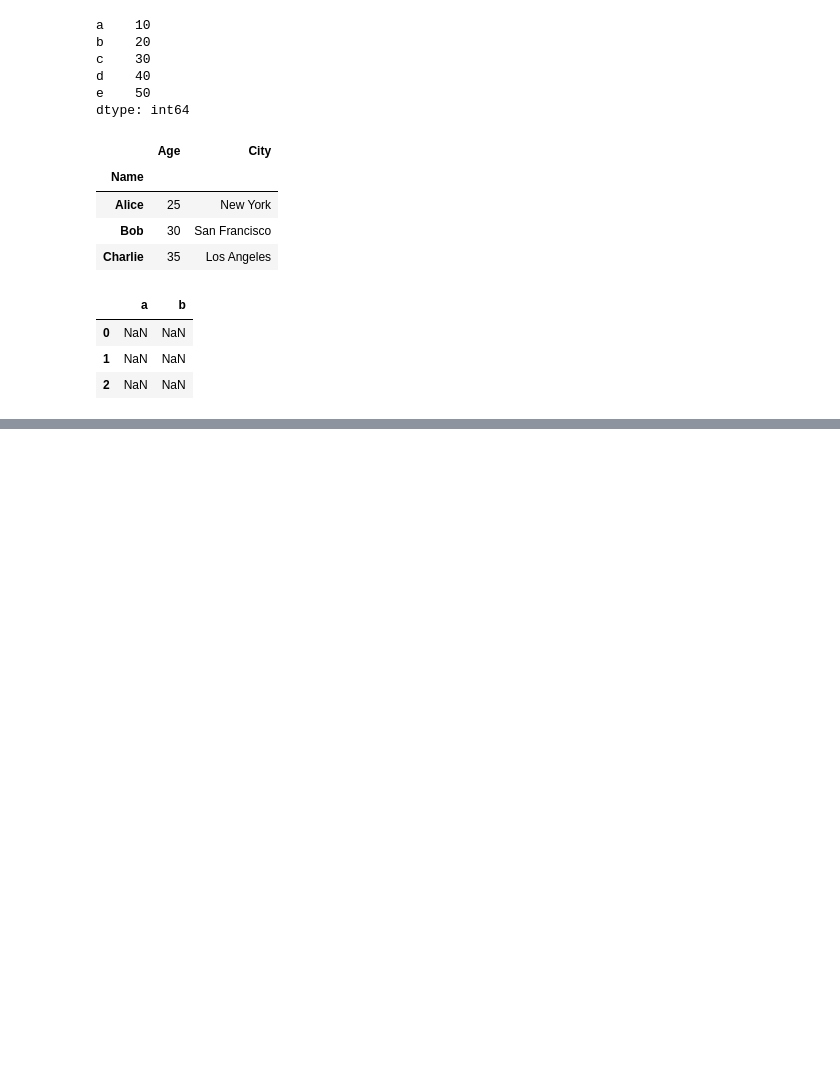
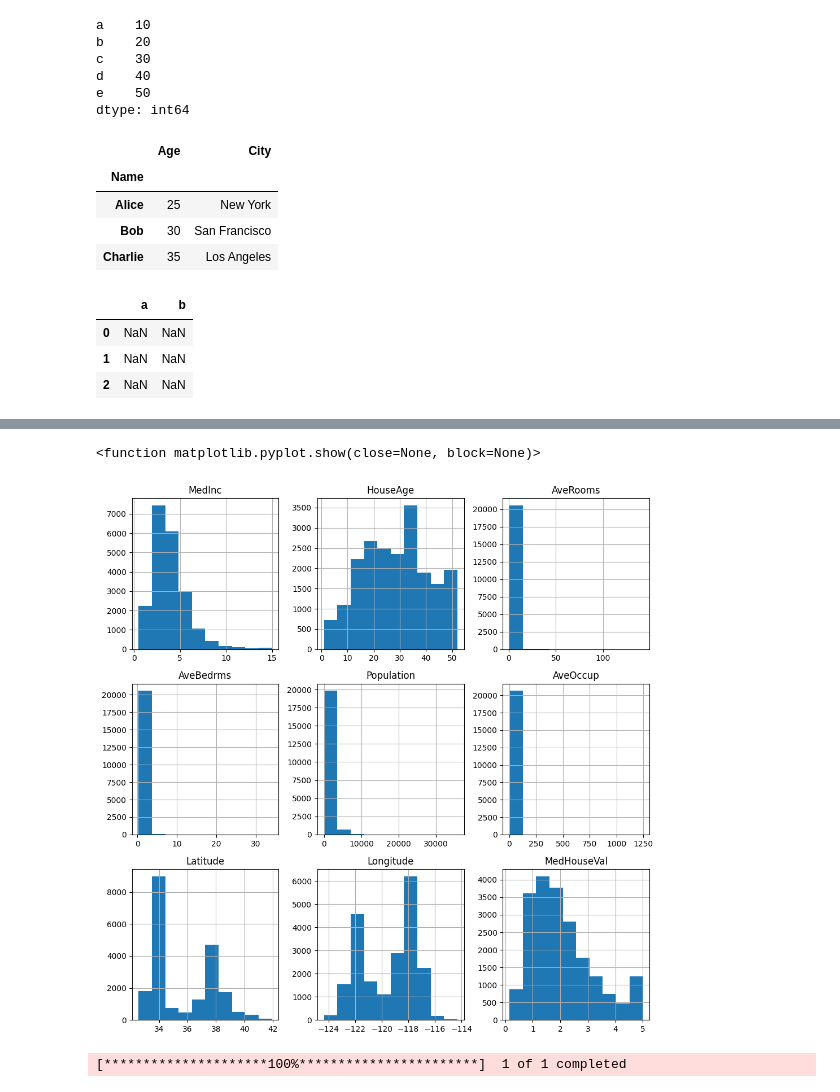
Before and after one commit to miksang0/Numpy-and-Pandas, a Jupyter notebook: Pandas.ipynb, the cells around one changed output, grey strips where cells are left out. Drawn from its saved outputs; the diff is of its cells as text; code cells hidden in the pictures; blank space fills up the shorter version.

```diff
--- a/Pandas.ipynb
+++ b/Pandas.ipynb
@@ -67,0 +201,12 @@ df.to_json('mydata.json')
+# %%
+df.hist(figsize = (10,10))
+plt.tight_layout()
+plt.show
+# %% [output]
+<function matplotlib.pyplot.show(close=None, block=None)>
+[figure, added]
+# %%
+import yfinance as yf
+stock_df = yf.download('AAPL')
+# %% [output]
+[*********************100%***********************]  1 of 1 completed
```
Also changed, not shown: parts of 20 cells of this notebook.
